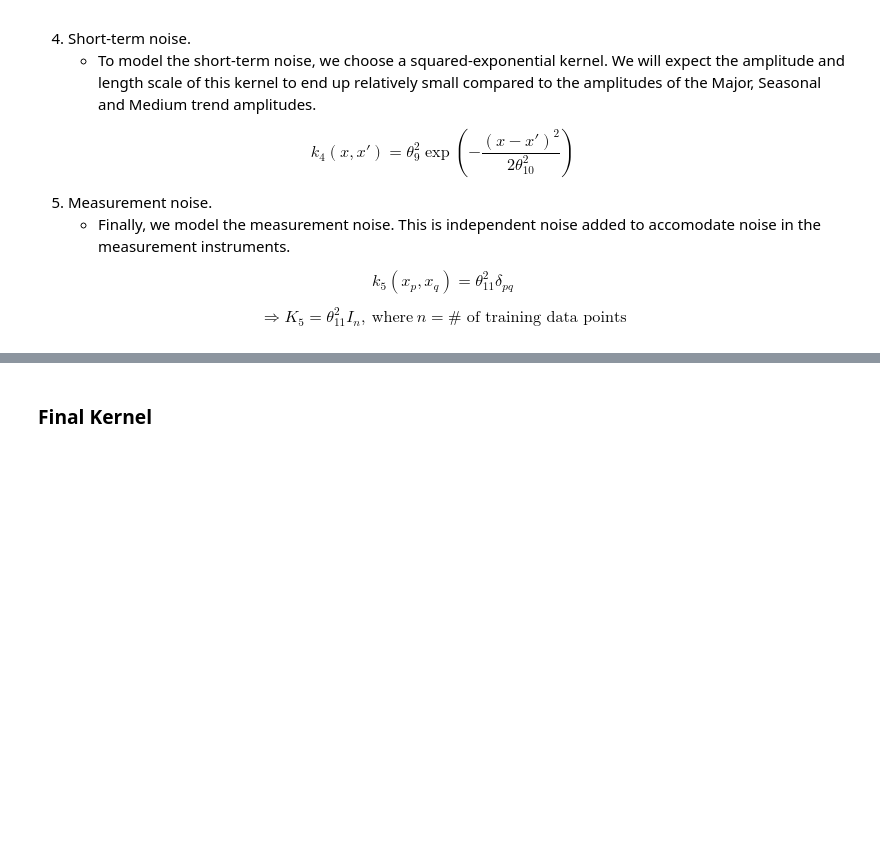
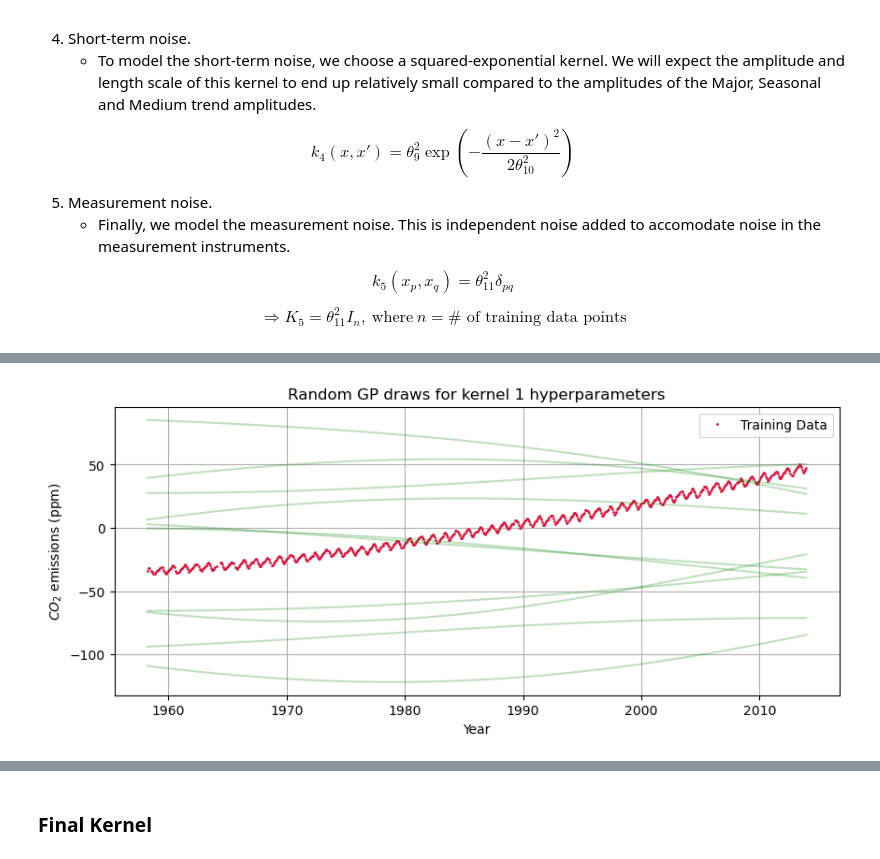
Before and after one commit to twilkening/ae8803, a Jupyter notebook: Assignment2-BuildGP/AE8803_assignment2_TeoWilkening.ipynb, the cells around one changed output, grey strips where cells are left out. Cells and saved outputs as stored; diff of their text form; code cells hidden in the pictures; blank space fills up the shorter version.

```diff
--- a/Assignment2-BuildGP/AE8803_assignment2_TeoWilkening.ipynb
+++ b/Assignment2-BuildGP/AE8803_assignment2_TeoWilkening.ipynb
@@ -246,0 +276,16 @@ def K5(x,xp,th11):
+# %%
+# plot K1
+fig = plt.figure(figsize=(10,4))
+plt.plot(x, y - y.mean(), 'o', ms=1, color='crimson', label='Training Data')
+kern1 = K1(x,x,theta_init[0],theta_init[1])
+k1pdf = np.random.multivariate_normal(np.zeros(len(x)),kern1,10)
+plt.plot(x,k1pdf.T,'g',alpha=0.25)
+
+plt.grid()
+plt.xlabel('Year')
+plt.ylabel(r'$CO_2$ emissions (ppm)')
+plt.title('Random GP draws for kernel 1 hyperparameters')
+plt.legend()
+plt.show()
+# %% [output]
+[figure, added]
```
Also changed, not shown: parts of 47 cells of this notebook, 2 other files.
